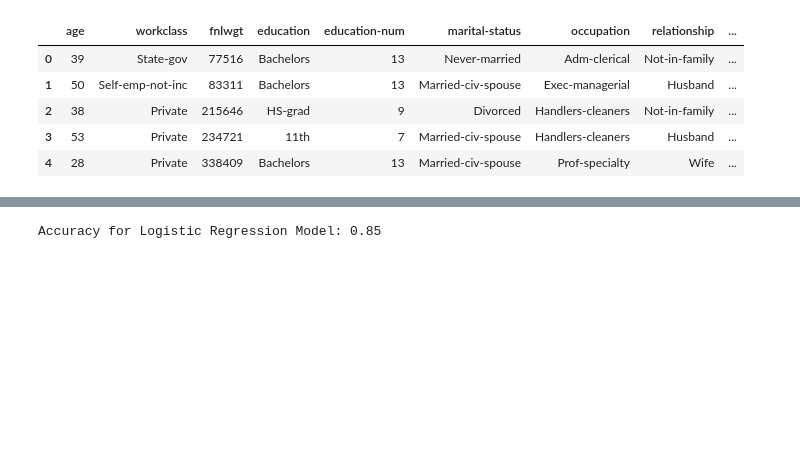
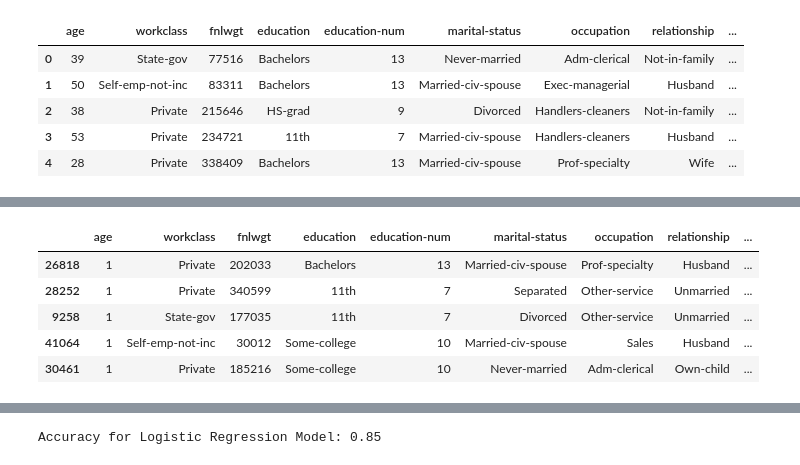
Before and after one commit to valepazg/tarea2_redes, a Jupyter notebook: t2.ipynb, the cells around one changed output, grey strips where cells are left out. Cells and saved outputs as stored; diff of their text form; code cells hidden in the pictures; blank space fills up the shorter version.

```diff
--- a/t2.ipynb
+++ b/t2.ipynb
@@ -113,0 +94,40 @@ preprocessor = ColumnTransformer(
+# %%
+X_train = pd.DataFrame(X_train, columns=X_df_clean.columns)
+X_test = pd.DataFrame(X_test, columns=X_df_clean.columns)
+
+y_train = pd.DataFrame(y_train, columns=['income'])
+y_test = pd.DataFrame(y_test, columns=['income'])
+# %%
+# Sex map
+mapping_sex = {"Female": 0, "Male": 1}
+# Income map
+mapping_income = {"<=50K": 0, ">50K": 1}
+
+def map_col(
+    df: pd.DataFrame,
+    col: str,
+    mapping: dict,
+) -> pd.DataFrame:
+    df[col] = df[col].map(mapping)
+    return df
+# %%
+# Preprocessing train data
+X_train['age'] = X_train['age'].apply(lambda x: 1 if x < 60 else 0)
+X_train = map_col(X_train, "sex", mapping_sex)
+
+y_train = map_col(y_train, "income", mapping_income)
+
+# Preprocessing test data
+X_test['age'] = X_test['age'].apply(lambda x: 1 if x < 60 else 0)
+X_test = map_col(X_test, "sex", mapping_sex)
+
+y_test = map_col(y_test, "income", mapping_income)
+# %%
+X_train.head()
+# %% [output]
+|  | age | workclass | fnlwgt | education | education-num | marital-status | occupation | relationship | ... |
+| 26818 | 1 | Private | 202033 | Bachelors | 13 | Married-civ-spouse | Prof-specialty | Husband | ... |
+| 28252 | 1 | Private | 340599 | 11th | 7 | Separated | Other-service | Unmarried | ... |
+| 9258 | 1 | State-gov | 177035 | 11th | 7 | Divorced | Other-service | Unmarried | ... |
+| 41064 | 1 | Self-emp-not-inc | 30012 | Some-college | 10 | Married-civ-spouse | Sales | Husband | ... |
+| 30461 | 1 | Private | 185216 | Some-college | 10 | Never-married | Adm-clerical | Own-child | ... |
```
Also changed, not shown: parts of 78 cells of this notebook, 2 other files.
